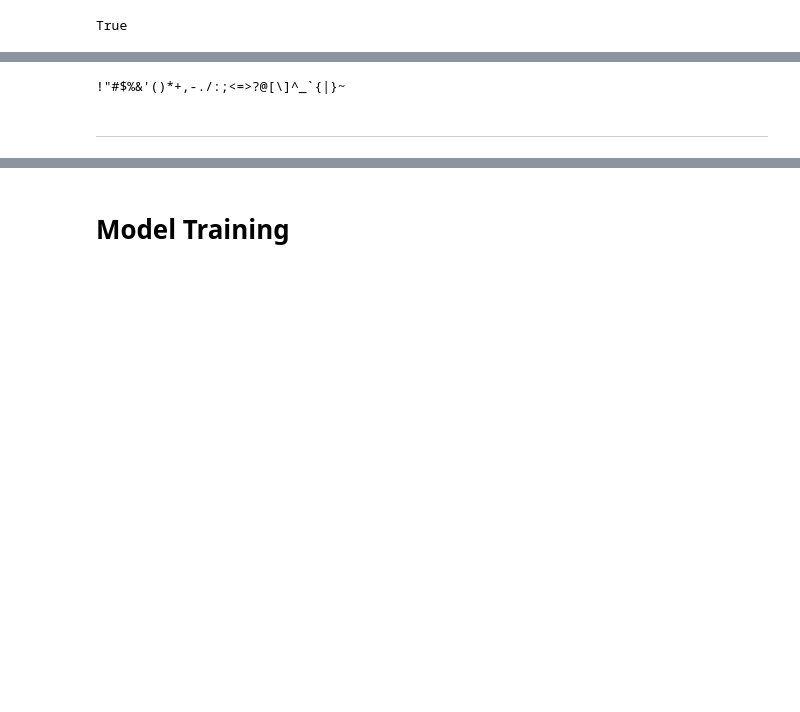
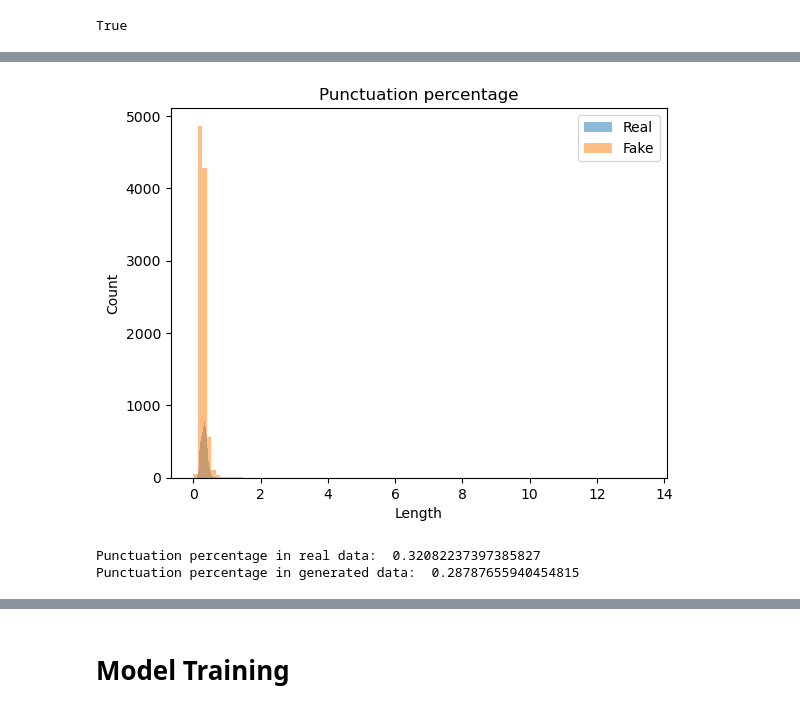
Before and after one commit to yarynakorduba/nlp, a Jupyter notebook: project/index.ipynb, the cells around one changed output, grey strips where cells are left out. Drawn from its saved outputs; the diff is of its cells as text; code cells hidden in the pictures; blank space fills up the shorter version.

```diff
--- a/project/index.ipynb
+++ b/project/index.ipynb
@@ -111,7 +208,7 @@ def preprocess_text(text):
 # real['article'] = real['article'].apply(preprocess_text)
 # fake['article'] = fake['article'].apply(preprocess_text)
 
-df["article"] = df["article"].apply(preprocess_text)
+df["preprocessed_article"] = df["article"].apply(preprocess_text)
 # %%
 print(df)
 # %% [output]
@@ -137,12 +231,0 @@ print(df)
-# %%
-def count_punctuation(text):
-    count = 0
-    for token in string.punctuation:
-        count += text.count(token)
-    df['punctuation_count'] = count
-# %%
-count_punctuation(df["article"][0])
-# %% [output]
-!"#$%&'()*+,-./:;<=>?@[\]^_`{|}~
-# %% [markdown]
-___
@@ -148,0 +256,34 @@ ___
+# %%
+# head_df =  pd.DataFrame(df.head())
+
+df["punctuation_count"] = df.apply(count_punctuation, axis=1)
+df["comma_count"] = df.apply(count_commas, axis=1)
+df["word_count"] = df.apply(count_words, axis=1)
+df["sentence_count"] = df.apply(count_sentences, axis=1)
+df["punctuation_percentage"] = df["punctuation_count"] / df["word_count"]
+df["comma_percentage"] = df["comma_count"] / df["word_count"]
+
+df["average_words_in_sentence"] = df["word_count"] / df["sentence_count"]
+# %%
+real_f = df[df['labels'] == 1]
+fake_f = df[df['labels'] == 0]
+real_plt = real_f["punctuation_percentage"].apply(lambda x: x)
+fake_plt = fake_f["punctuation_percentage"].apply(lambda x: x)
+plt.hist(real_plt, bins=100, alpha=0.5, label='Real')
+plt.hist(fake_plt, bins=100, alpha=0.5, label='Fake')
+
+plt.title('Punctuation percentage')
+plt.xlabel('Length')
+plt.ylabel('Count')
+plt.legend()
+plt.show()
+
+avg_real = real_f["punctuation_percentage"].mean()
+avg_fake = fake_f["punctuation_percentage"].mean()
+
+print("Punctuation percentage in real data: ", avg_real)
+print("Punctuation percentage in generated data: ", avg_fake)
+# %% [output]
+[figure, added]
+Punctuation percentage in real data:  0.32082237397385827
+Punctuation percentage in generated data:  0.28787655940454815
```
Also changed, not shown: parts of 24 cells of this notebook.
